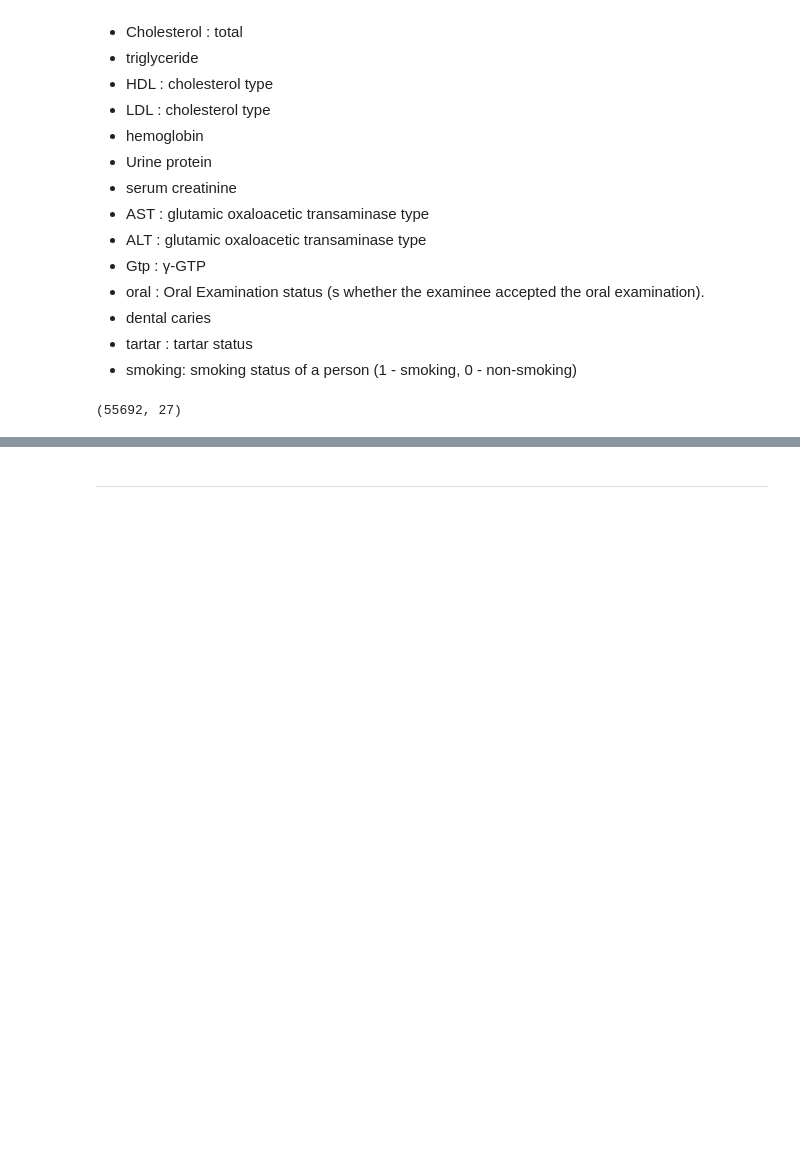
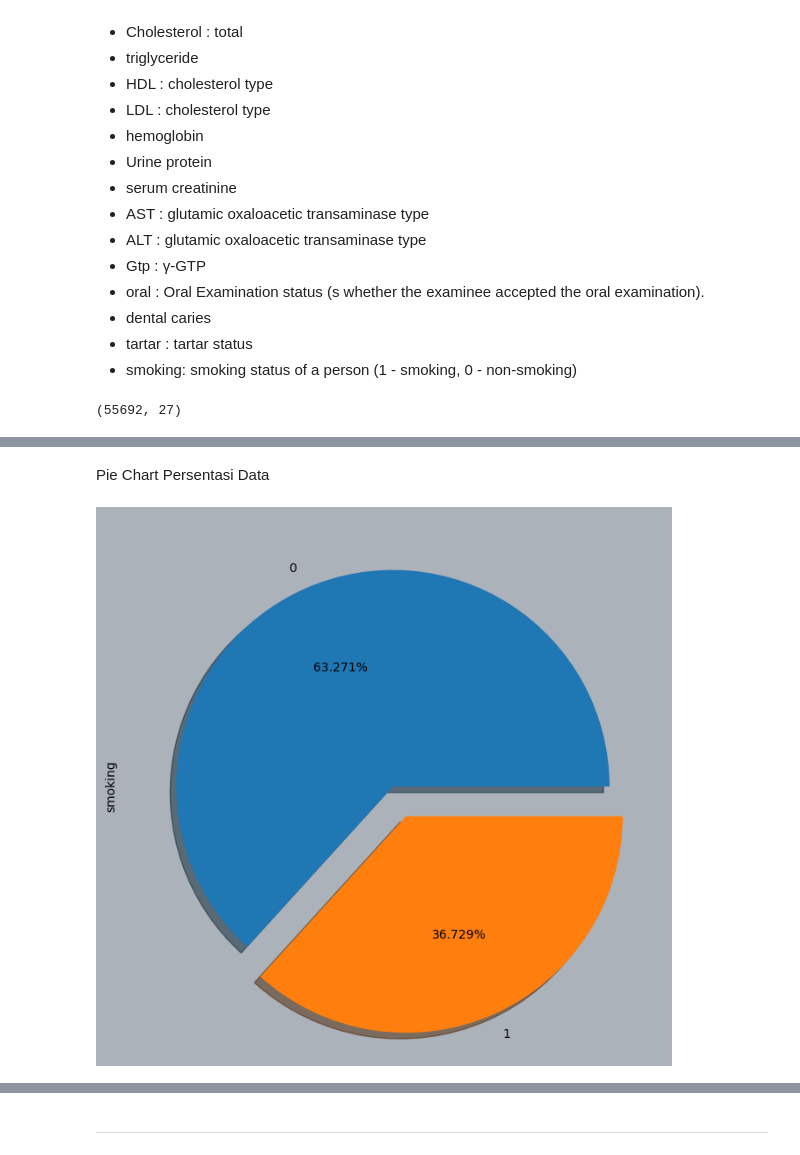
Before and after one commit to Beemka17/smoking-classification, a Jupyter notebook: main.ipynb, the cells around one changed output, grey strips where cells are left out. Saved outputs shown, nothing was run; the diff lists cells and outputs as text; code cells hidden in the pictures; blank space fills up the shorter version.

```diff
--- a/main.ipynb
+++ b/main.ipynb
@@ -69,0 +80,7 @@ df.shape
+# %% [markdown]
+Pie Chart Persentasi Data
+# %%
+plt.figure(figsize = [8, 8], clear = True, facecolor = "#ABB2B9")
+df["smoking"].value_counts().plot.pie(explode = [0, 0.15], autopct='%1.3f%%', shadow = True);
+# %% [output]
+[figure, added]
```
Also changed, not shown: parts of 8 cells of this notebook.
